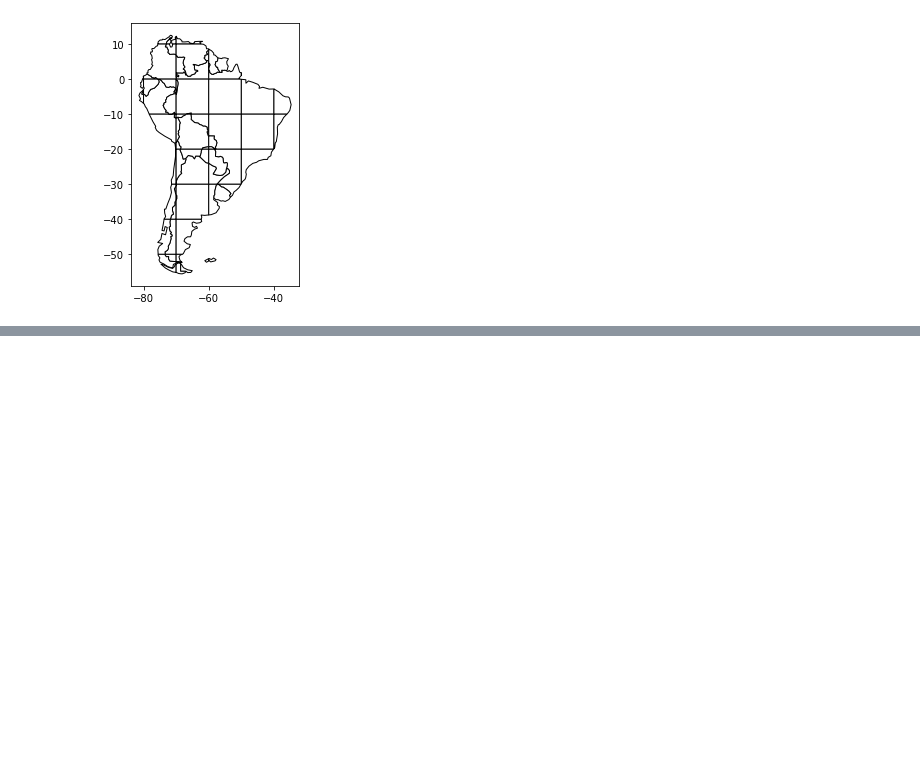
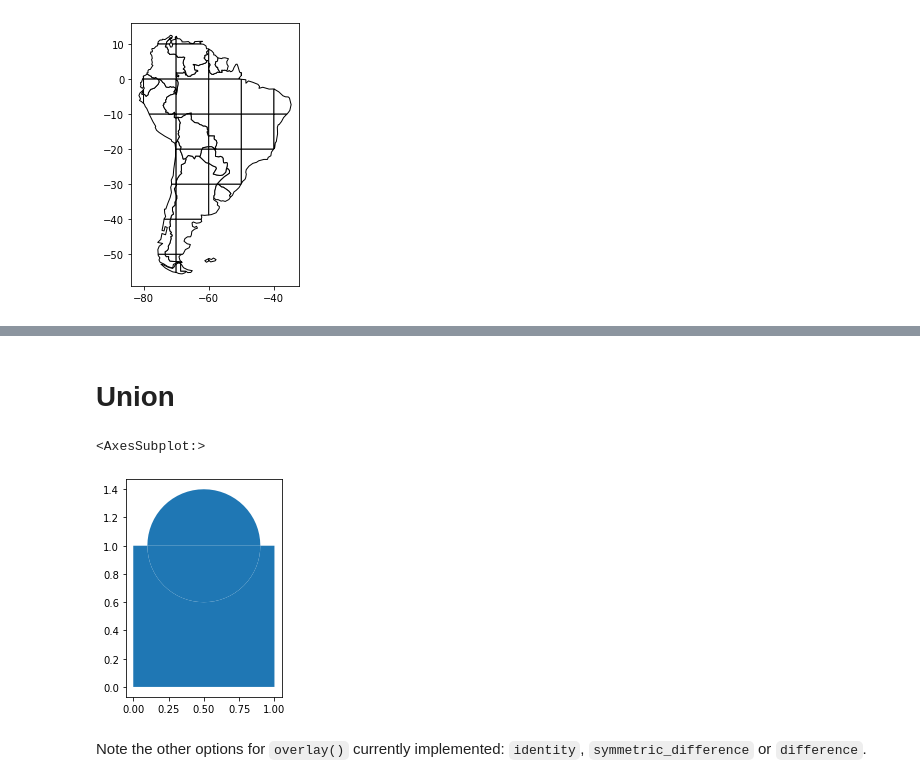
Before and after one commit to sebastianhohmann/geopandas_examples, a Jupyter notebook: _04_common_recipes_reatures.ipynb, the cells around one changed output, grey strips where cells are left out. Saved outputs shown, nothing was run; the diff lists cells and outputs as text; code cells hidden in the pictures; blank space fills up the shorter version.

```diff
--- a/_04_common_recipes_reatures.ipynb
+++ b/_04_common_recipes_reatures.ipynb
@@ -104,0 +131,10 @@ plt.show()
+# %% [markdown]
+# Union
+# %%
+circ_sqr_union = gpd.overlay(square, circle, how='union')
+circ_sqr_union.plot()
+# %% [output]
+<AxesSubplot:>
+[figure, added]
+# %% [markdown]
+Note the other options for `overlay()` currently implemented: `identity`, `symmetric_difference` or `difference`.
```
Also changed, not shown: parts of 5 cells of this notebook, 1 other file.
